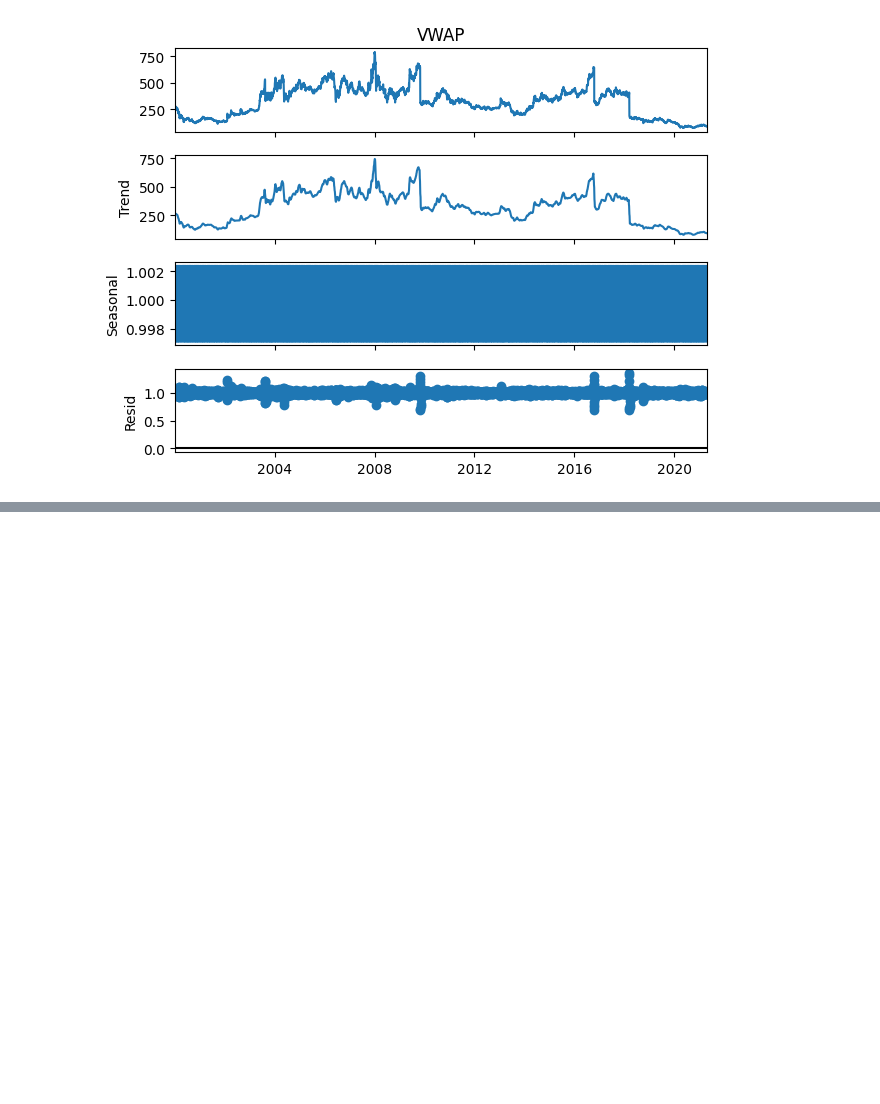
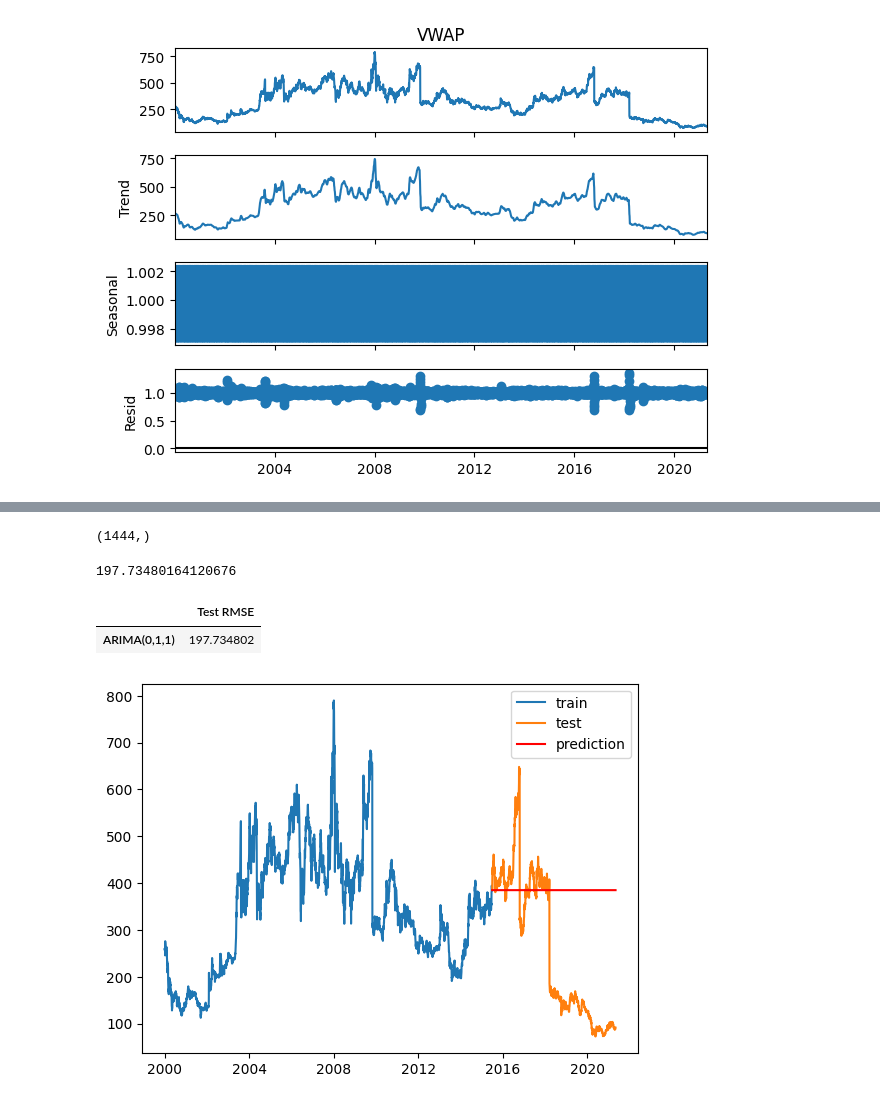
Before and after one commit to KOWSALYAAARU/test_app, a Jupyter notebook: Case_study_2.ipynb, the cells around one changed output, grey strips where cells are left out. Cells and saved outputs as stored; diff of their text form; code cells hidden in the pictures; blank space fills up the shorter version.

```diff
--- a/Case_study_2.ipynb
+++ b/Case_study_2.ipynb
@@ -262,0 +291,3 @@ test = df_f[df_f['Date'] >= '2015-06-30']
+# %%
+train_df = train['VWAP']
+test_df = test['VWAP']
@@ -262,0 +474,4 @@ test = df_f[df_f['Date'] >= '2015-06-30']
+# %%
+mod = ARIMA(train_df,order = (0,1,1))
+result_arima = mod.fit()
+print(result_arima.summary())
@@ -262,0 +505,3 @@ test = df_f[df_f['Date'] >= '2015-06-30']
+# %%
+pred_arima = result_arima.forecast(steps = len(test_df))
+pred_arima
@@ -262,0 +524,4 @@ test = df_f[df_f['Date'] >= '2015-06-30']
+# %%
+test_df.shape
+# %% [output]
+(1444,)
@@ -262,0 +530,21 @@ test = df_f[df_f['Date'] >= '2015-06-30']
+# %%
+from math import sqrt
+from sklearn.metrics import mean_squared_error
+rmse = sqrt(mean_squared_error(test_df,pred_arima))
+print(rmse)
+# %% [output]
+197.73480164120676
+# %%
+resultdf = pd.DataFrame({'Test RMSE':rmse},index = ['ARIMA(0,1,1)'])
+resultdf
+# %% [output]
+|  | Test RMSE |
+| ARIMA(0,1,1) | 197.734802 |
+# %%
+plt.plot(train_df,label = 'train')
+plt.plot(test_df,label = 'test')
+plt.plot(test_df.index,pred_arima,color = 'red',label = 'prediction')
+plt.legend(loc = 'best')
+plt.show()
+# %% [output]
+[figure, added]
```
Also changed, not shown: parts of 23 cells of this notebook.
